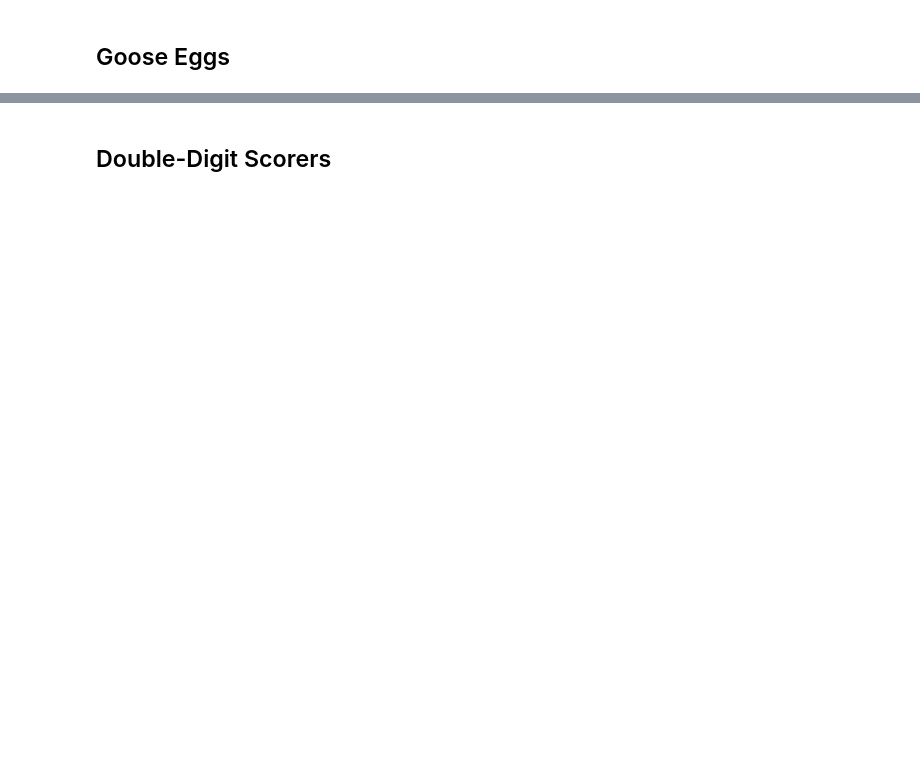
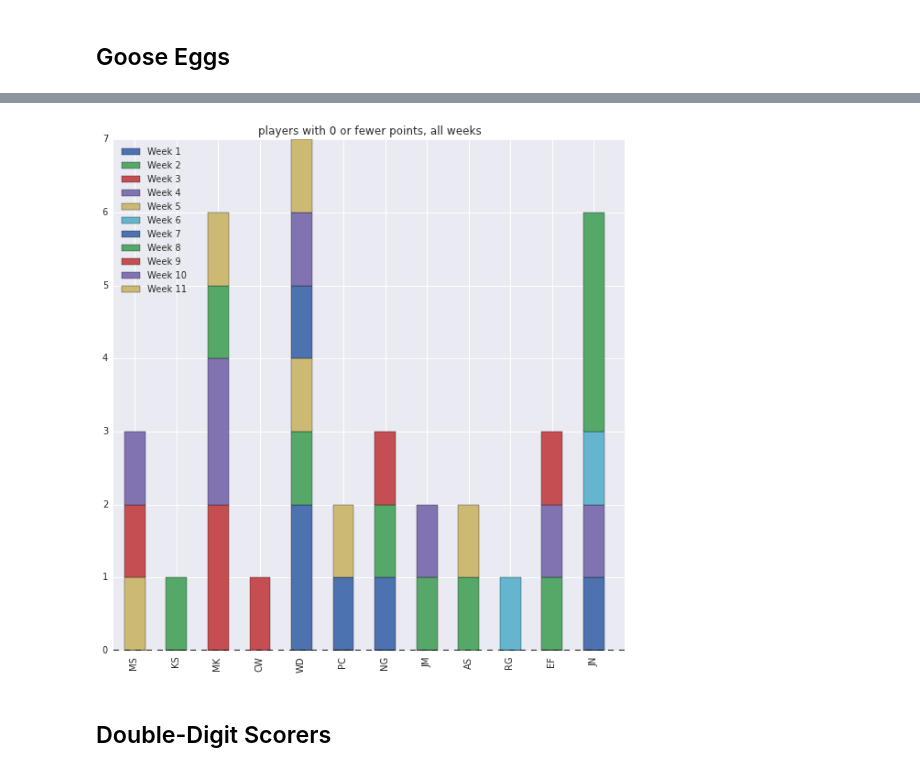
Before and after one commit to sitek/GhostRideTheCart, a Jupyter notebook: GhostRideTheStats.ipynb, the cells around one changed output, grey strips where cells are left out. Cells and saved outputs as stored; diff of their text form; code cells hidden in the pictures; blank space fills up the shorter version.

```diff
--- a/GhostRideTheStats.ipynb
+++ b/GhostRideTheStats.ipynb
@@ -198,3 +214,12 @@ print gere
+# %%
+sb.set_context(rc={"figure.figsize": (10,10),'font.size': 16})
+
+df2 = pd.DataFrame(gere[standings,:], index=manager_standings,
+                   columns=weeks)
+
+df2.plot(kind='bar', stacked=True,title="players with 0 or fewer points, all weeks");
+# %% [output]
+[figure, added]
 # %% [markdown]
 ## Double-Digit Scorers
 # %%
```
Also changed, not shown: parts of 24 cells of this notebook.
